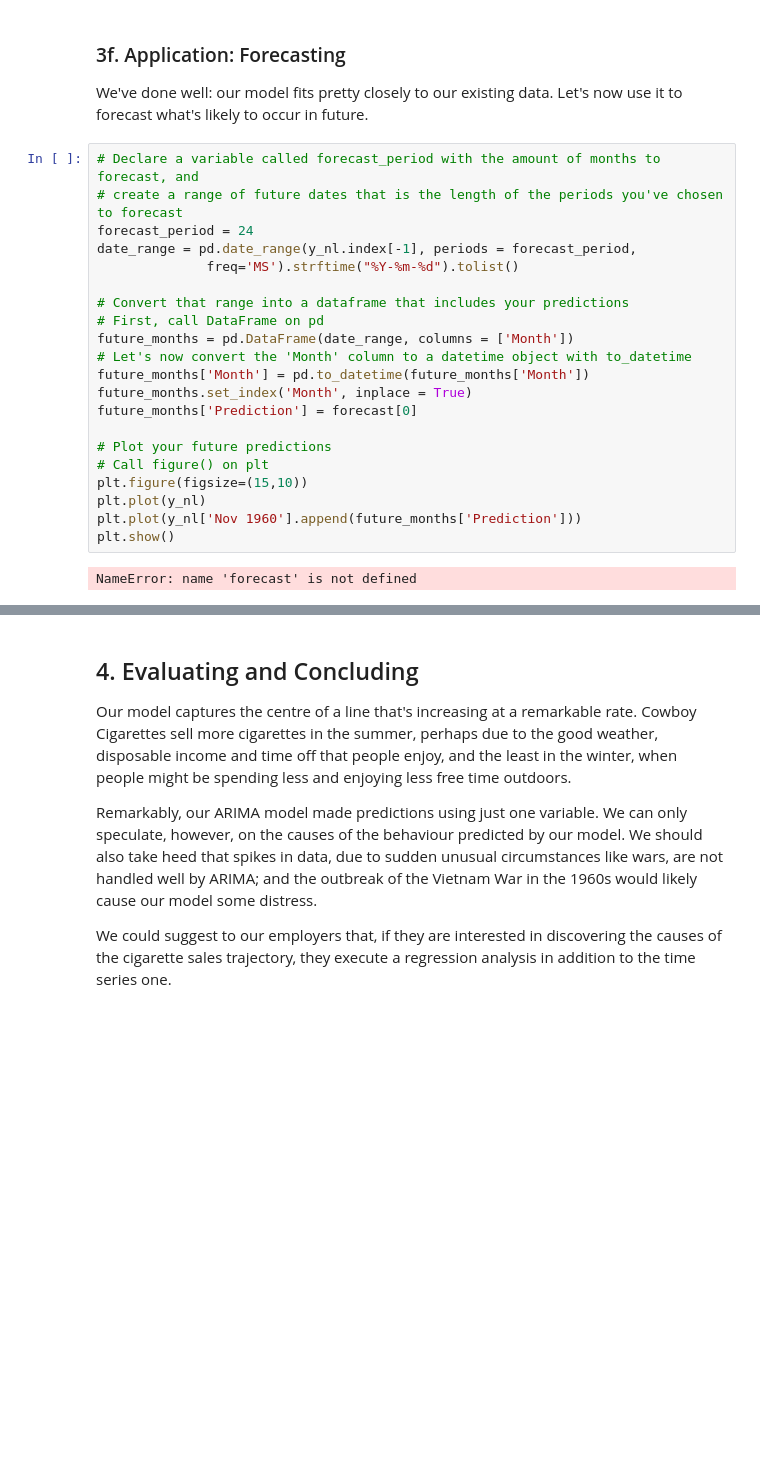
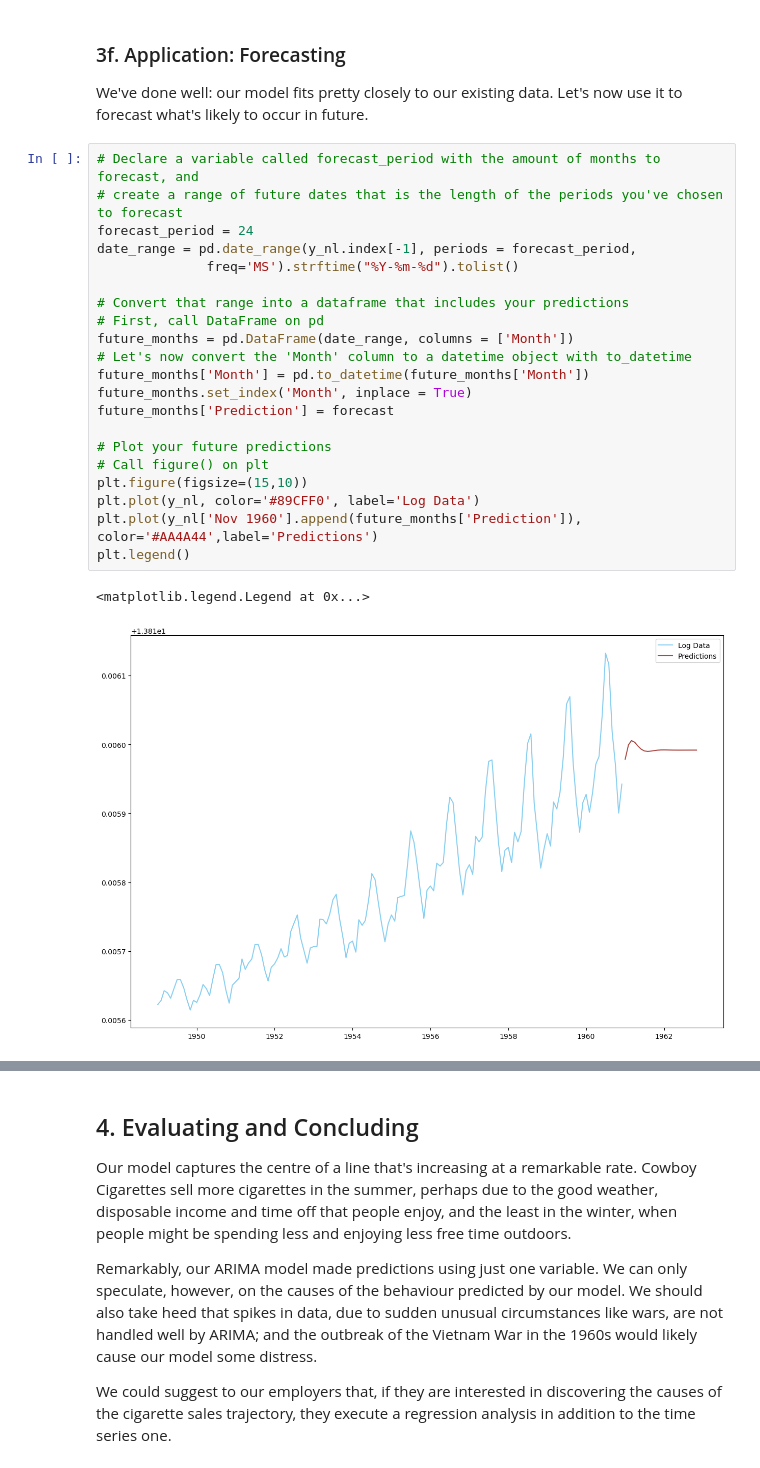
Before and after one commit to ChadDelany/Case_Study-Cowboys_Cigrettes, a Jupyter notebook: Cowboys&CigrettesCaseStudy/Cowboy Cigarettes Case Study - Tier 3.ipynb, the cells around one changed output, grey strips where cells are left out. Saved outputs shown, nothing was run; the diff lists cells and outputs as text; blank space fills up the shorter version.

```diff
--- a/Cowboys&CigrettesCaseStudy/Cowboy Cigarettes Case Study - Tier 3.ipynb
+++ b/Cowboys&CigrettesCaseStudy/Cowboy Cigarettes Case Study - Tier 3.ipynb
@@ -405,23 +464,24 @@ We've done well: our model fits pretty closely to our existing data. Let's now u
 # %%
 # Declare a variable called forecast_period with the amount of months to forecast, and
 # create a range of future dates that is the length of the periods you've chosen to forecast
 forecast_period = 24
 date_range = pd.date_range(y_nl.index[-1], periods = forecast_period,
               freq='MS').strftime("%Y-%m-%d").tolist()
 
 # Convert that range into a dataframe that includes your predictions
 # First, call DataFrame on pd
 future_months = pd.DataFrame(date_range, columns = ['Month'])
 # Let's now convert the 'Month' column to a datetime object with to_datetime
 future_months['Month'] = pd.to_datetime(future_months['Month'])
 future_months.set_index('Month', inplace = True)
-future_months['Prediction'] = forecast[0]
+future_months['Prediction'] = forecast
 
 # Plot your future predictions
 # Call figure() on plt
 plt.figure(figsize=(15,10))
-plt.plot(y_nl)
-plt.plot(y_nl['Nov 1960'].append(future_months['Prediction']))
-plt.show()
+plt.plot(y_nl, color='#89CFF0', label='Log Data')
+plt.plot(y_nl['Nov 1960'].append(future_months['Prediction']), color='#AA4A44',label='Predictions')
+plt.legend()
 # %% [output]
-NameError: name 'forecast' is not defined
+<matplotlib.legend.Legend at 0x...>
+[figure, added]
```
Also changed, not shown: parts of 18 cells of this notebook.
